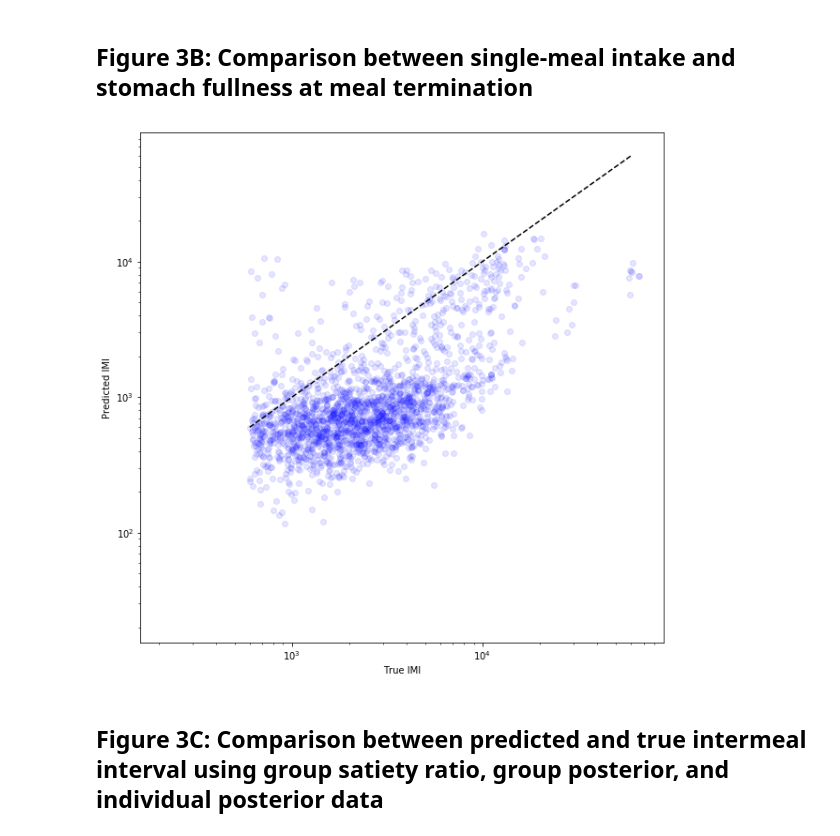
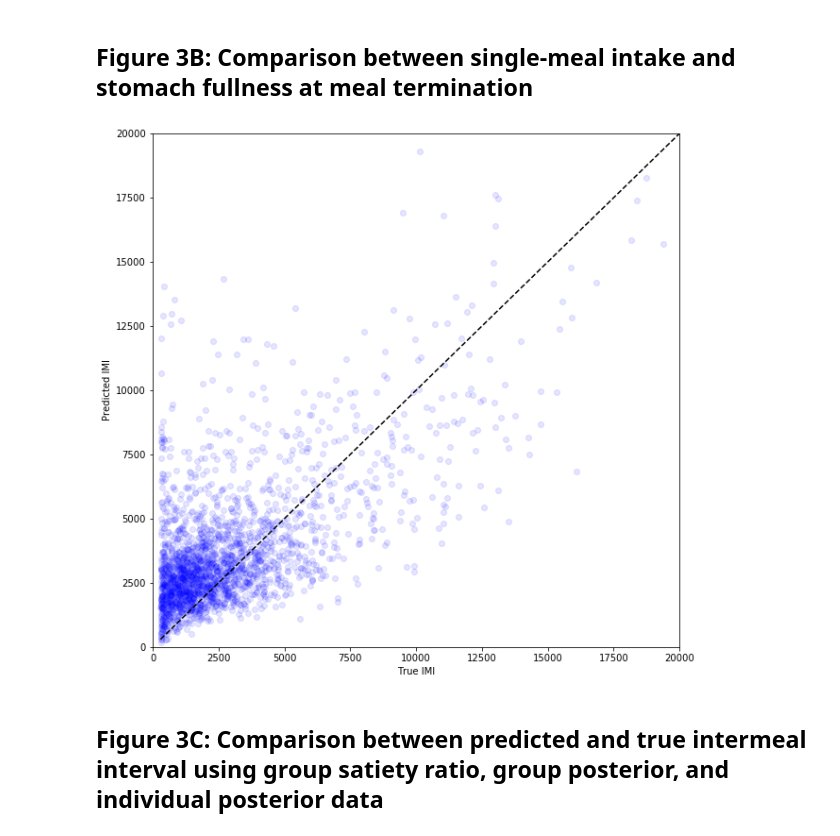
Before and after one commit to tomMcGrath/bayesian_feeding, a Jupyter notebook: Figure3.ipynb, the cells around one changed output. Cells and saved outputs as stored; diff of their text form; code cells hidden in the pictures.

```diff
--- a/Figure3.ipynb
+++ b/Figure3.ipynb
@@ -42,19 +42,19 @@ KeyboardInterrupt:
 # %%
 reload(plots)
 reload(helpers)
 
-#fig, axes = plots.IMI_prediction(df, num_samples=100, cutoff=1200)
-fig, axes = plots.IMI_prediction_KDEmax(df, num_samples=1000, cutoff=600)
+fig, axes = plots.IMI_prediction(df, num_samples=100, cutoff=300)
+#fig, axes = plots.IMI_prediction_KDEmax(df, num_samples=1000, cutoff=600)
 """
 fig, axes = plots.predict_IMI_full_post(df,
                                         data_dict,
                                         num_resamples=1,
                                         cutoff=600)
 """
 #fig, axes = plots.IMI_fullness(df, cutoff=600)
 plt.show()
 # %% [output]
-[figure, old version]
+[figure, new version]
 # %% [markdown]
 ## Figure 3C: Comparison between predicted and true intermeal interval using group satiety ratio, group posterior, and individual posterior data
 # %%
```
Also changed, not shown: 3 other files.
